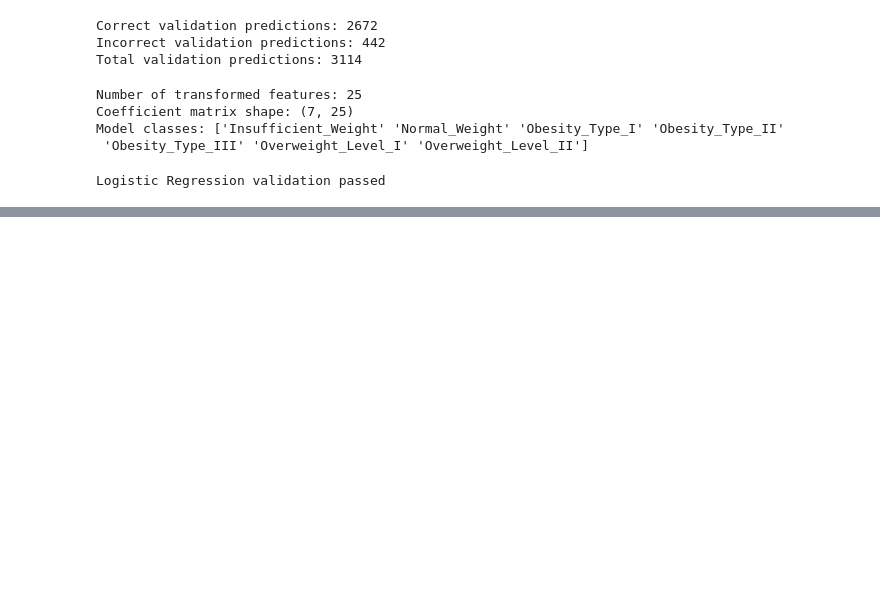
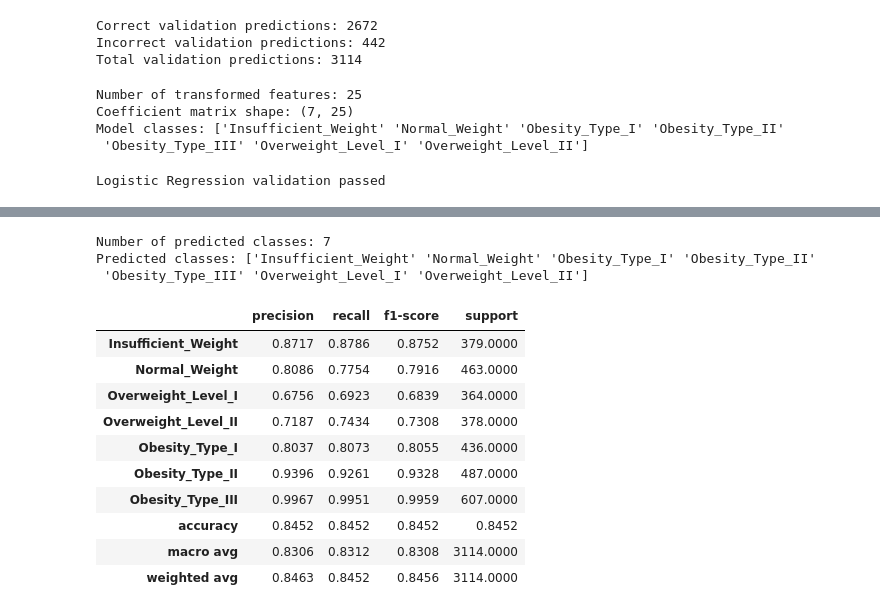
Before and after one commit to SMCodeX7/Obesity-Risk-Intelligence-System, a Jupyter notebook: notebooks/04_baseline_models.ipynb, the cells around one changed output, grey strips where cells are left out. Saved outputs shown, nothing was run; the diff lists cells and outputs as text; code cells hidden in the pictures; blank space fills up the shorter version.

Commit message:
Train Decision Tree baseline

```diff
--- a/notebooks/04_baseline_models.ipynb
+++ b/notebooks/04_baseline_models.ipynb
@@ -909,0 +946,5 @@ Logistic Regression validation passed
+# %%
+decision_tree_pipeline.fit(
+    X_train,
+    y_train,
+)
@@ -909,0 +969,12 @@ Logistic Regression validation passed
+# %%
+decision_tree_training_predictions = (
+    decision_tree_pipeline.predict(
+        X_train
+    )
+)
+
+decision_tree_validation_predictions = (
+    decision_tree_pipeline.predict(
+        X_validation
+    )
+)
@@ -909,0 +1105,50 @@ Logistic Regression validation passed
+# %%
+decision_tree_unique_predictions = np.unique(
+    decision_tree_validation_predictions
+)
+
+print(
+    "Number of predicted classes:",
+    len(decision_tree_unique_predictions),
+)
+
+print(
+    "Predicted classes:",
+    decision_tree_unique_predictions,
+)
+# %% [output]
+Number of predicted classes: 7
+Predicted classes: ['Insufficient_Weight' 'Normal_Weight' 'Obesity_Type_I' 'Obesity_Type_II'
+ 'Obesity_Type_III' 'Overweight_Level_I' 'Overweight_Level_II']
+# %%
+decision_tree_classification_report = (
+    classification_report(
+        y_validation,
+        decision_tree_validation_predictions,
+        labels=CLASS_ORDER,
+        output_dict=True,
+        zero_division=0,
+    )
+)
+
+decision_tree_report_df = (
+    pd.DataFrame(
+        decision_tree_classification_report
+    )
+    .transpose()
+    .round(4)
+)
+
+decision_tree_report_df
+# %% [output]
+|  | precision | recall | f1-score | support |
+| Insufficient_Weight | 0.8717 | 0.8786 | 0.8752 | 379.0000 |
+| Normal_Weight | 0.8086 | 0.7754 | 0.7916 | 463.0000 |
+| Overweight_Level_I | 0.6756 | 0.6923 | 0.6839 | 364.0000 |
+| Overweight_Level_II | 0.7187 | 0.7434 | 0.7308 | 378.0000 |
+| Obesity_Type_I | 0.8037 | 0.8073 | 0.8055 | 436.0000 |
+| Obesity_Type_II | 0.9396 | 0.9261 | 0.9328 | 487.0000 |
+| Obesity_Type_III | 0.9967 | 0.9951 | 0.9959 | 607.0000 |
+| accuracy | 0.8452 | 0.8452 | 0.8452 | 0.8452 |
+| macro avg | 0.8306 | 0.8312 | 0.8308 | 3114.0000 |
+| weighted avg | 0.8463 | 0.8452 | 0.8456 | 3114.0000 |
```
Also changed, not shown: parts of 15 cells of this notebook.
